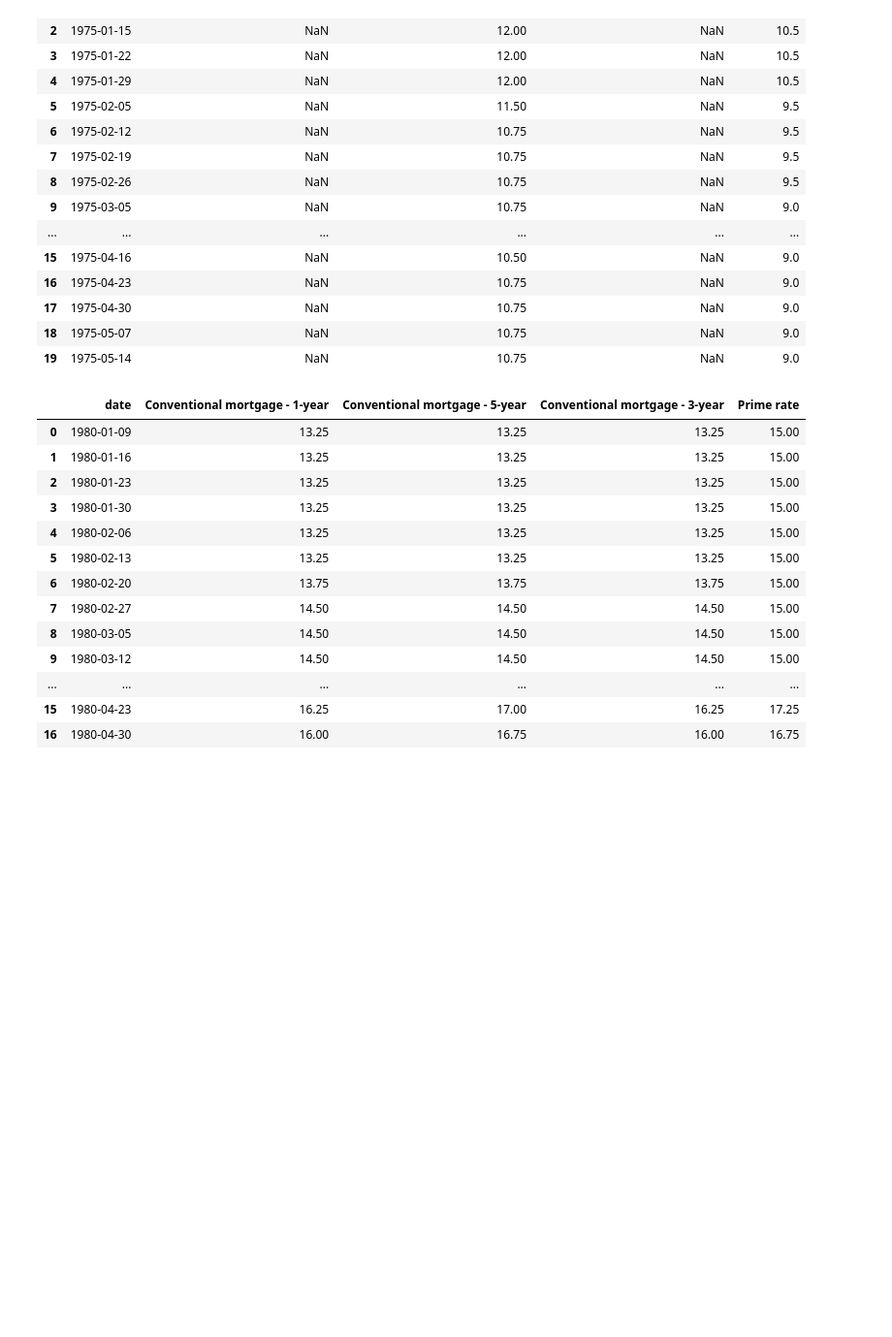
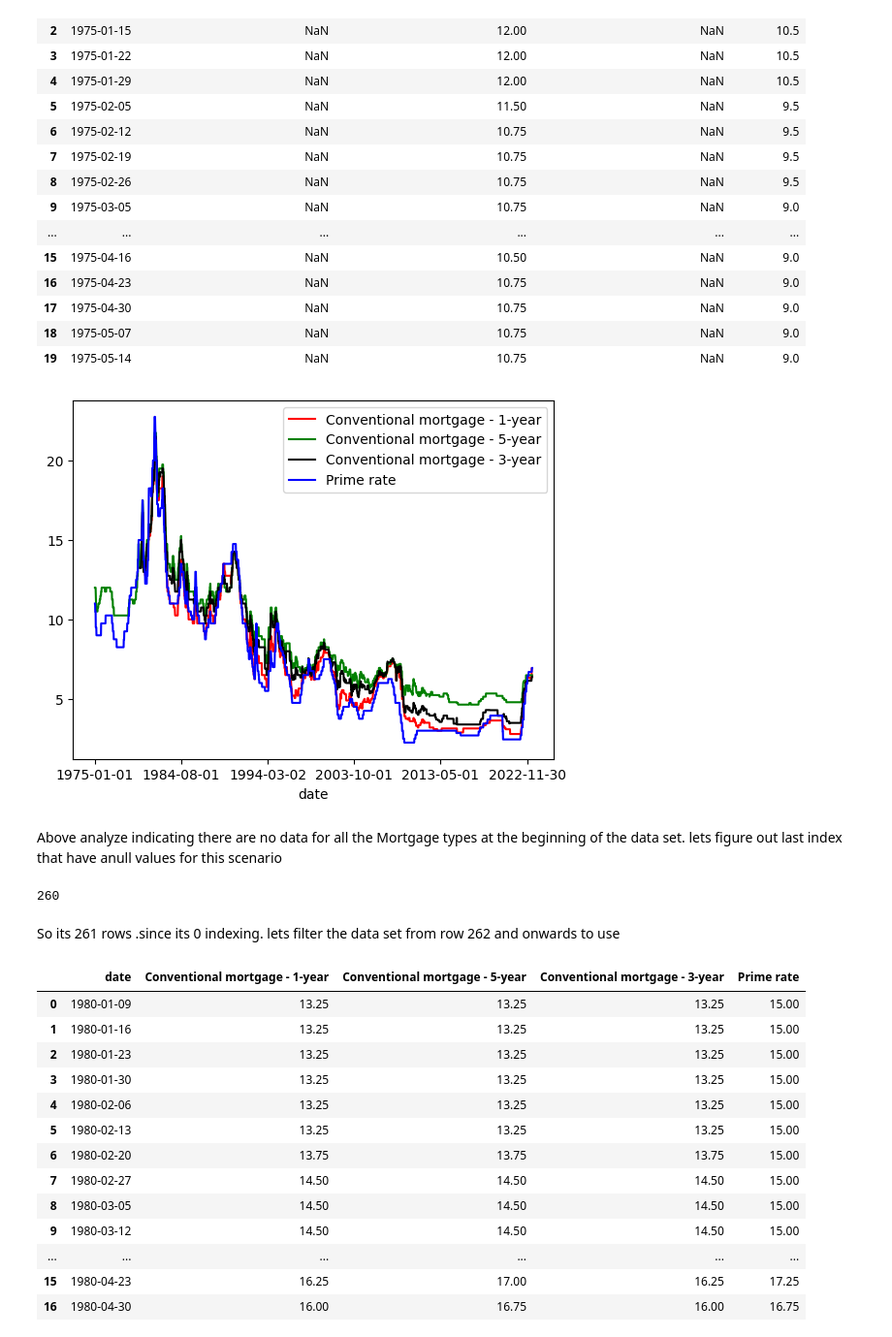
Before and after one commit to nishprojects/Capstone-RealEstateTrends, a Jupyter notebook: Mortgage_rates.ipynb, the cells around one changed output. Shown at 97% size. Drawn from its saved outputs; the diff is of its cells as text; code cells hidden in the pictures; blank space fills up the shorter version.

```diff
--- a/Mortgage_rates.ipynb
+++ b/Mortgage_rates.ipynb
@@ -24,6 +24,28 @@ df.head(20)
 | 17 | 1975-04-30 | NaN | 10.75 | NaN | 9.0 |
 | 18 | 1975-05-07 | NaN | 10.75 | NaN | 9.0 |
 | 19 | 1975-05-14 | NaN | 10.75 | NaN | 9.0 |
+# %%
+import matplotlib.pyplot as plt
+
+from matplotlib.dates import YearLocator, DateFormatter
+
+ax = plt.gca()
+df.plot(kind='line',x='date',y='Conventional mortgage - 1-year',color='red',ax=ax)
+df.plot(kind='line',x='date',y='Conventional mortgage - 5-year', color='green', ax=ax)
+df.plot(kind='line',x='date',y='Conventional mortgage - 3-year', color='black', ax=ax)
+df.plot(kind='line',x='date',y='Prime rate', color='blue', ax=ax)
+plt.show()
+# %% [output]
+[figure, added]
+# %% [markdown]
+Above analyze indicating there are no data for all the Mortgage types at the beginning of the data set. lets figure out last index that have anull values for this scenario
+# %%
+index = max(df[df['Conventional mortgage - 1-year'].isnull()].index.tolist())
+print(index)
+# %% [output]
+260
+# %% [markdown]
+So its 261 rows .since its 0 indexing. lets filter the data set from row 262 and onwards to use
 # %%
 df=df.iloc[262:]
 df.reset_index(drop=True, inplace=True)
```
Also changed, not shown: 1 other file.
